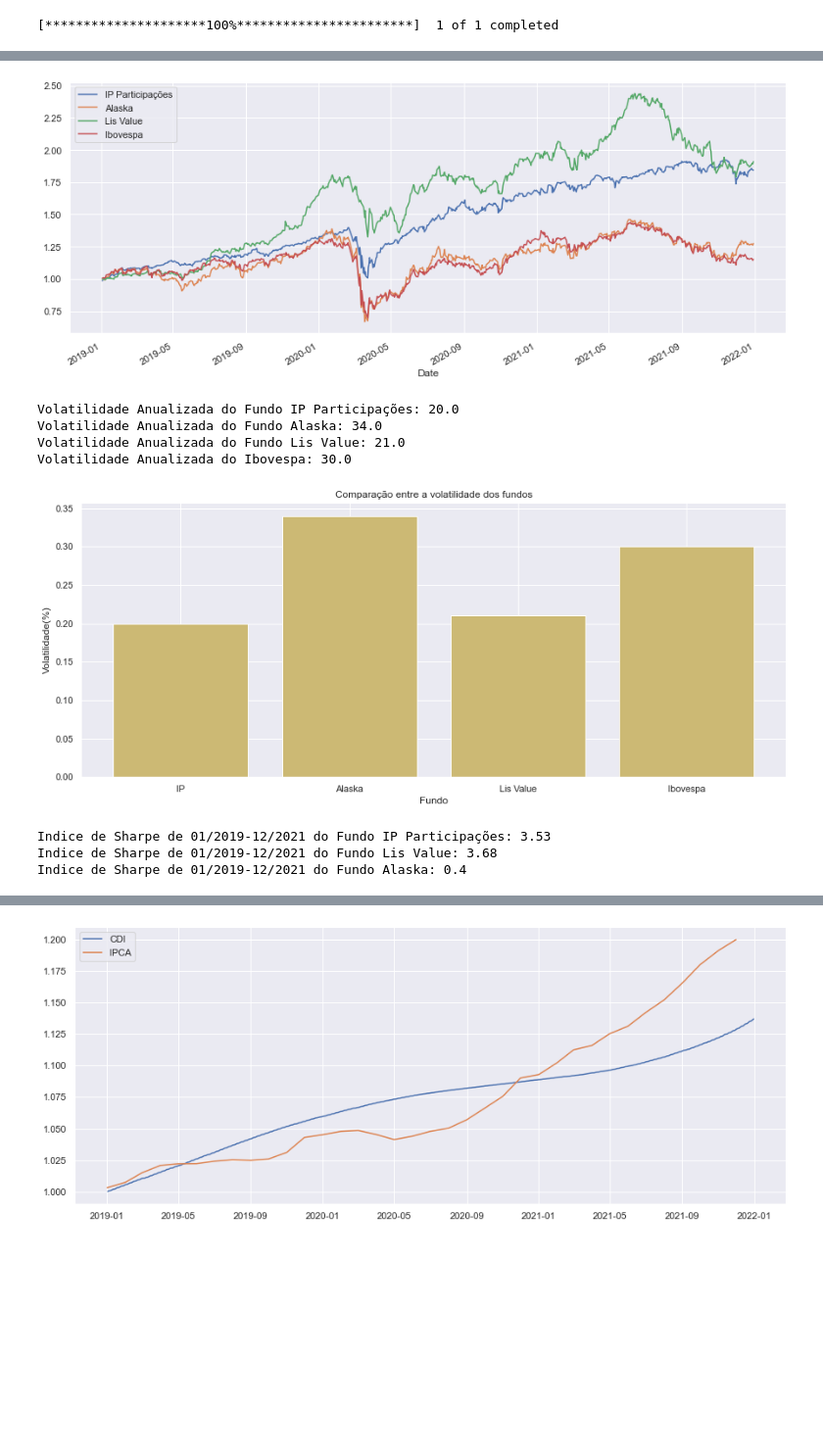
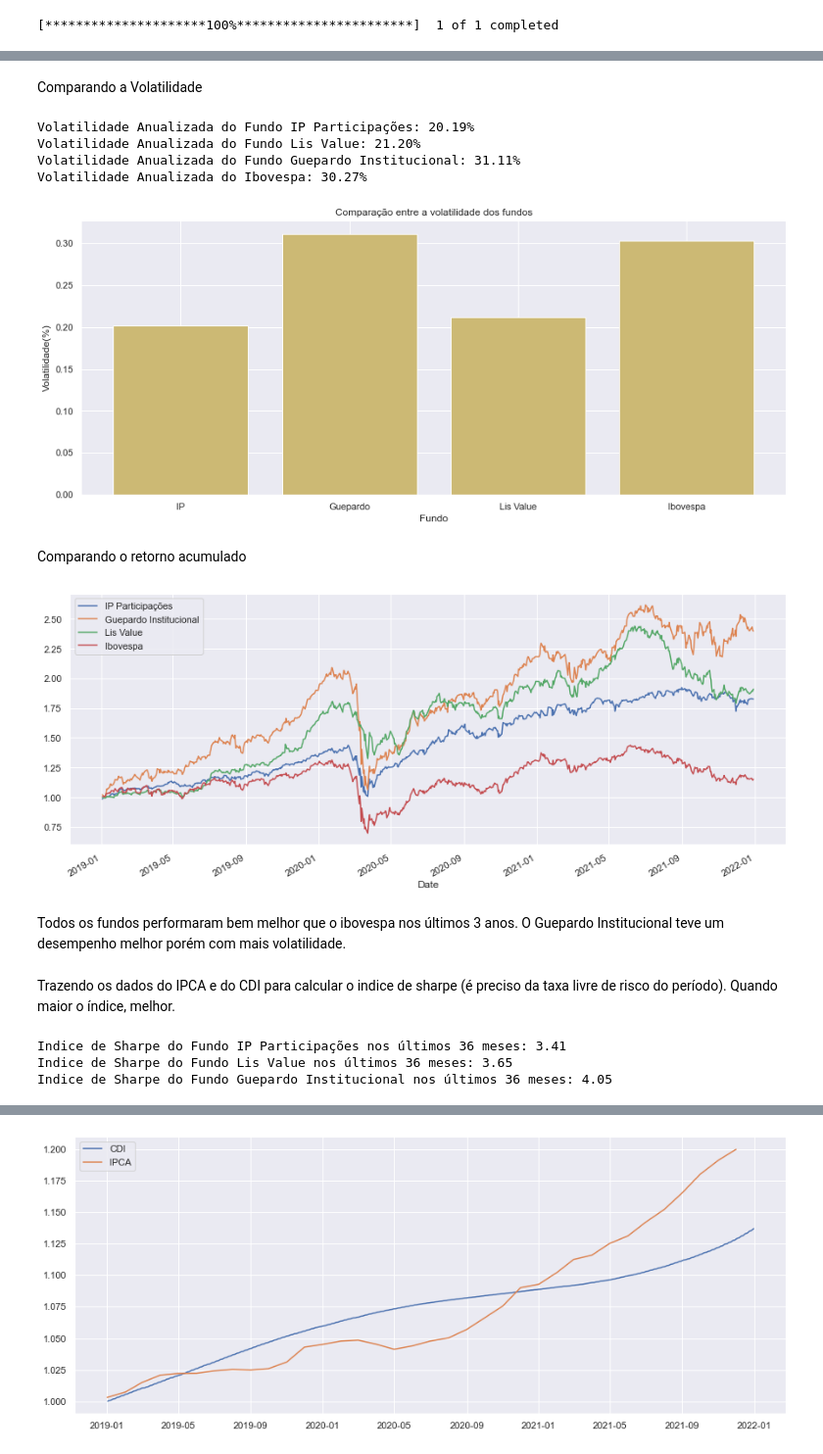
Before and after one commit to Lucasf961/analise-fundos-de-investimentos-XP, a Jupyter notebook: analise_fundos_inv.ipynb, the cells around one changed output, grey strips where cells are left out. Shown at 98% size. Drawn from its saved outputs; the diff is of its cells as text; code cells hidden in the pictures; blank space fills up the shorter version.

```diff
--- a/analise_fundos_inv.ipynb
+++ b/analise_fundos_inv.ipynb
@@ -100,31 +105,23 @@ cdi_acm = (1+ cdi / 100).cumprod()
-# %%
-ip_acm.plot(label='IP Participações')
-alaska_acm.plot(label='Alaska')
-lis_acm.plot(label='Lis Value')
-ibov_acm.plot(label='Ibovespa')
-
-plt.legend()
-plt.show()
-# %% [output]
-[figure, old version]
+# %% [markdown]
+Comparando a Volatilidade
 # %%
 vol_anual_ip = vol_anual(ip_retornos)
-vol_anual_alaska = vol_anual(alaska_retornos)
 vol_anual_lis = vol_anual(lis_retornos)
+vol_anual_guepardo = vol_anual(guepardo_retornos)
 vol_anual_ibov = vol_anual(ibov_retornos)
 
-print('Volatilidade Anualizada do Fundo IP Participações: ' +str(vol_anual_ip*100))
-print('Volatilidade Anualizada do Fundo Alaska: ' +str(vol_anual_alaska*100))
-print('Volatilidade Anualizada do Fundo Lis Value: ' +str(vol_anual_lis*100))
-print('Volatilidade Anualizada do Ibovespa: ' +str(vol_anual_ibov*100))
+print('Volatilidade Anualizada do Fundo IP Participações: {0:.2f}%'.format(vol_anual_ip*100))
+print('Volatilidade Anualizada do Fundo Lis Value: {0:.2f}%'.format(vol_anual_lis*100))
+print('Volatilidade Anualizada do Fundo Guepardo Institucional: {0:.2f}%'.format(vol_anual_guepardo*100))
+print('Volatilidade Anualizada do Ibovespa: {0:.2f}%'.format(vol_anual_ibov*100))
 # %% [output]
-Volatilidade Anualizada do Fundo IP Participações: 20.0
-Volatilidade Anualizada do Fundo Alaska: 34.0
-Volatilidade Anualizada do Fundo Lis Value: 21.0
-Volatilidade Anualizada do Ibovespa: 30.0
+Volatilidade Anualizada do Fundo IP Participações: 20.19%
+Volatilidade Anualizada do Fundo Lis Value: 21.20%
+Volatilidade Anualizada do Fundo Guepardo Institucional: 31.11%
+Volatilidade Anualizada do Ibovespa: 30.27%
 # %%
-top = [('IP',vol_anual_ip),('Alaska',vol_anual_alaska),('Lis Value',vol_anual_lis),('Ibovespa',vol_anual_ibov)]
-labels, values = zip(*top)
+lista = [('IP',vol_anual_ip),('Guepardo',vol_anual_guepardo),('Lis Value',vol_anual_lis),('Ibovespa',vol_anual_ibov)]
+labels, values = zip(*lista)
 
 plt.bar(labels, values, color='y')
 plt.xlabel('Fundo')
@@ -132,4 +129,6 @@ plt.ylabel('Volatilidade(%)')
 plt.title('Comparação entre a volatilidade dos fundos')
 plt.show()
 # %% [output]
-[figure, old version]
+[figure, new version]
+# %% [markdown]
+Comparando o retorno acumulado
@@ -135,0 +140,14 @@ plt.show()
+# %%
+ip_acm.plot(label='IP Participações')
+guepardo_acm.plot(label='Guepardo Institucional')
+lis_acm.plot(label='Lis Value')
+ibov_acm.plot(label='Ibovespa')
+
+plt.legend()
+plt.show()
+# %% [output]
+[figure, new version]
+# %% [markdown]
+Todos os fundos performaram bem melhor que o ibovespa nos últimos 3 anos. O Guepardo Institucional teve um desempenho melhor porém com mais volatilidade.
+# %% [markdown]
+Trazendo os dados do IPCA e do CDI para calcular o indice de sharpe (é preciso da taxa livre de risco do período). Quando maior o índice, melhor.
@@ -136,16 +157,16 @@ plt.show()
 # %%
-ip_retorno_perc, lis_retorno_perc, alaska_retorno_perc = retorno_percentual(ip_acm,lis_acm,alaska_acm)
+ip_retorno_perc, lis_retorno_perc, guepardo_retorno_perc = retorno_percentual(ip_acm,lis_acm,guepardo_acm)
 risk_free = cdi_acm[-1]-1
 
 sharpe_ip = sharpe(ip_retorno_perc,risk_free,vol_anual_ip)
 sharpe_lis = sharpe(lis_retorno_perc,risk_free,vol_anual_lis)
-sharpe_alaska = sharpe(alaska_retorno_perc,risk_free,vol_anual_alaska)
+sharpe_guepardo = sharpe(guepardo_retorno_perc,risk_free,vol_anual_guepardo)
 
-print('Indice de Sharpe de 01/2019-12/2021 do Fundo IP Participações: ' +str(round(sharpe_ip,2)))
-print('Indice de Sharpe de 01/2019-12/2021 do Fundo Lis Value: ' +str(round(sharpe_lis,2)))
-print('Indice de Sharpe de 01/2019-12/2021 do Fundo Alaska: ' +str(round(sharpe_alaska,2)))
+print('Indice de Sharpe do Fundo IP Participações nos últimos 36 meses: {0:.2f}' .format(sharpe_ip))
+print('Indice de Sharpe do Fundo Lis Value nos últimos 36 meses: {0:.2f}' .format(sharpe_lis))
+print('Indice de Sharpe do Fundo Guepardo Institucional nos últimos 36 meses: {0:.2f}' .format(sharpe_guepardo))
 # %% [output]
-Indice de Sharpe de 01/2019-12/2021 do Fundo IP Participações: 3.53
-Indice de Sharpe de 01/2019-12/2021 do Fundo Lis Value: 3.68
-Indice de Sharpe de 01/2019-12/2021 do Fundo Alaska: 0.4
+Indice de Sharpe do Fundo IP Participações nos últimos 36 meses: 3.41
+Indice de Sharpe do Fundo Lis Value nos últimos 36 meses: 3.65
+Indice de Sharpe do Fundo Guepardo Institucional nos últimos 36 meses: 4.05
 # %%
```
Also changed, not shown: parts of 20 cells of this notebook, 3 other files.
